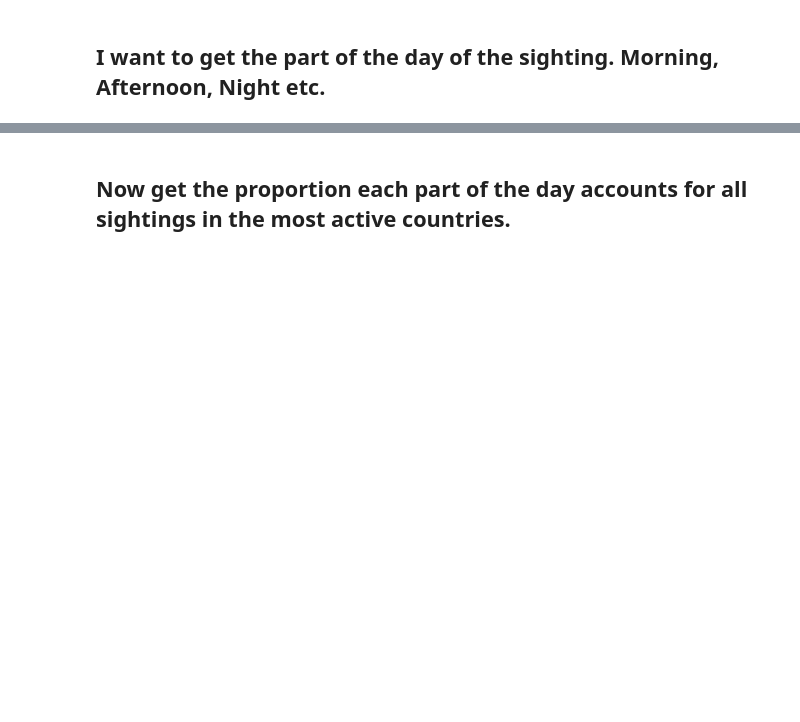
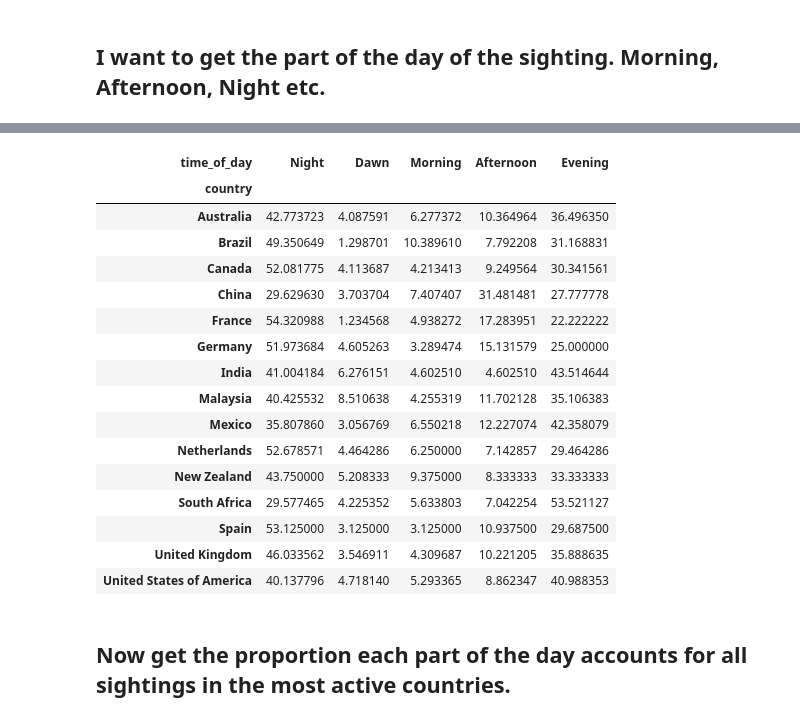
Before and after one commit to AlexIrwin141/UFO-Sightings-Analysis, a Jupyter notebook: UFO_Watch.ipynb, the cells around one changed output, grey strips where cells are left out. Saved outputs shown, nothing was run; the diff lists cells and outputs as text; code cells hidden in the pictures; blank space fills up the shorter version.

```diff
--- a/UFO_Watch.ipynb
+++ b/UFO_Watch.ipynb
@@ -917,3 +950,24 @@ select_country_df.head()
+# %%
+pivot_table = pivot_table[time_order]
+pivot_table
+# %% [output]
+| time_of_day | Night | Dawn | Morning | Afternoon | Evening |
+| country |  |  |  |  |  |
+| Australia | 42.773723 | 4.087591 | 6.277372 | 10.364964 | 36.496350 |
+| Brazil | 49.350649 | 1.298701 | 10.389610 | 7.792208 | 31.168831 |
+| Canada | 52.081775 | 4.113687 | 4.213413 | 9.249564 | 30.341561 |
+| China | 29.629630 | 3.703704 | 7.407407 | 31.481481 | 27.777778 |
+| France | 54.320988 | 1.234568 | 4.938272 | 17.283951 | 22.222222 |
+| Germany | 51.973684 | 4.605263 | 3.289474 | 15.131579 | 25.000000 |
+| India | 41.004184 | 6.276151 | 4.602510 | 4.602510 | 43.514644 |
+| Malaysia | 40.425532 | 8.510638 | 4.255319 | 11.702128 | 35.106383 |
+| Mexico | 35.807860 | 3.056769 | 6.550218 | 12.227074 | 42.358079 |
+| Netherlands | 52.678571 | 4.464286 | 6.250000 | 7.142857 | 29.464286 |
+| New Zealand | 43.750000 | 5.208333 | 9.375000 | 8.333333 | 33.333333 |
+| South Africa | 29.577465 | 4.225352 | 5.633803 | 7.042254 | 53.521127 |
+| Spain | 53.125000 | 3.125000 | 3.125000 | 10.937500 | 29.687500 |
+| United Kingdom | 46.033562 | 3.546911 | 4.309687 | 10.221205 | 35.888635 |
+| United States of America | 40.137796 | 4.718140 | 5.293365 | 8.862347 | 40.988353 |
 # %% [markdown]
 ## Now get the proportion each part of the day accounts for all sightings in the most active countries.
 # %%
```
Also changed, not shown: parts of 24 cells of this notebook.
